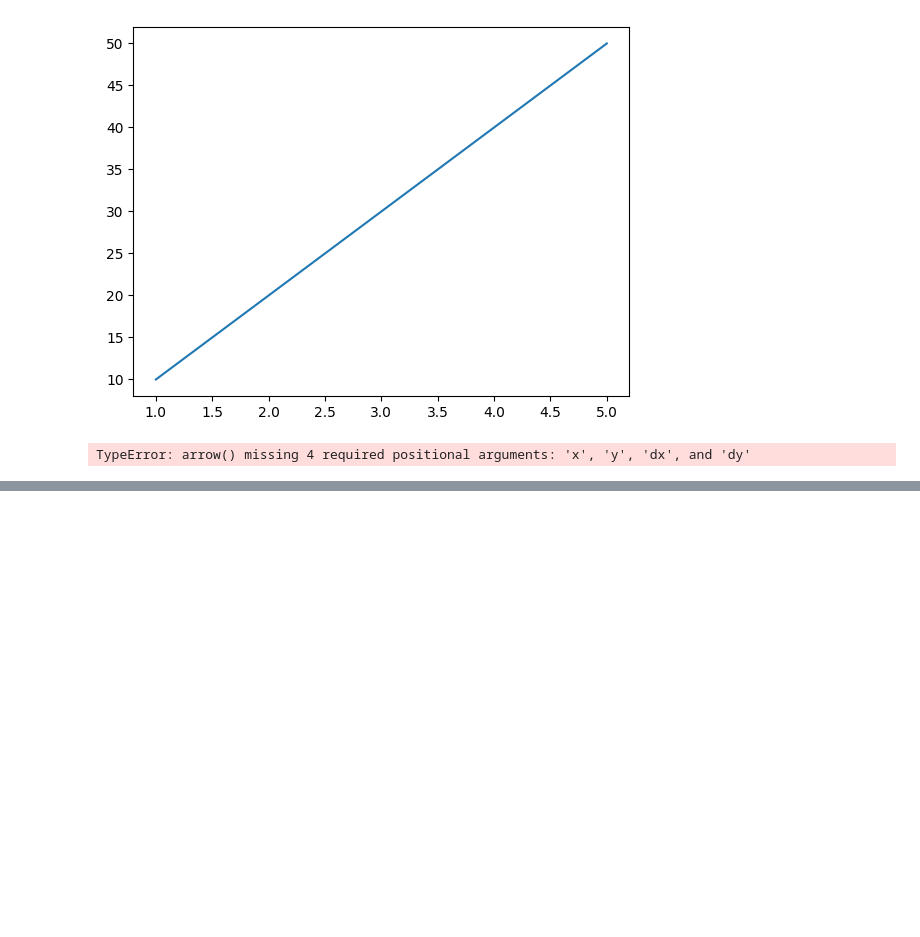
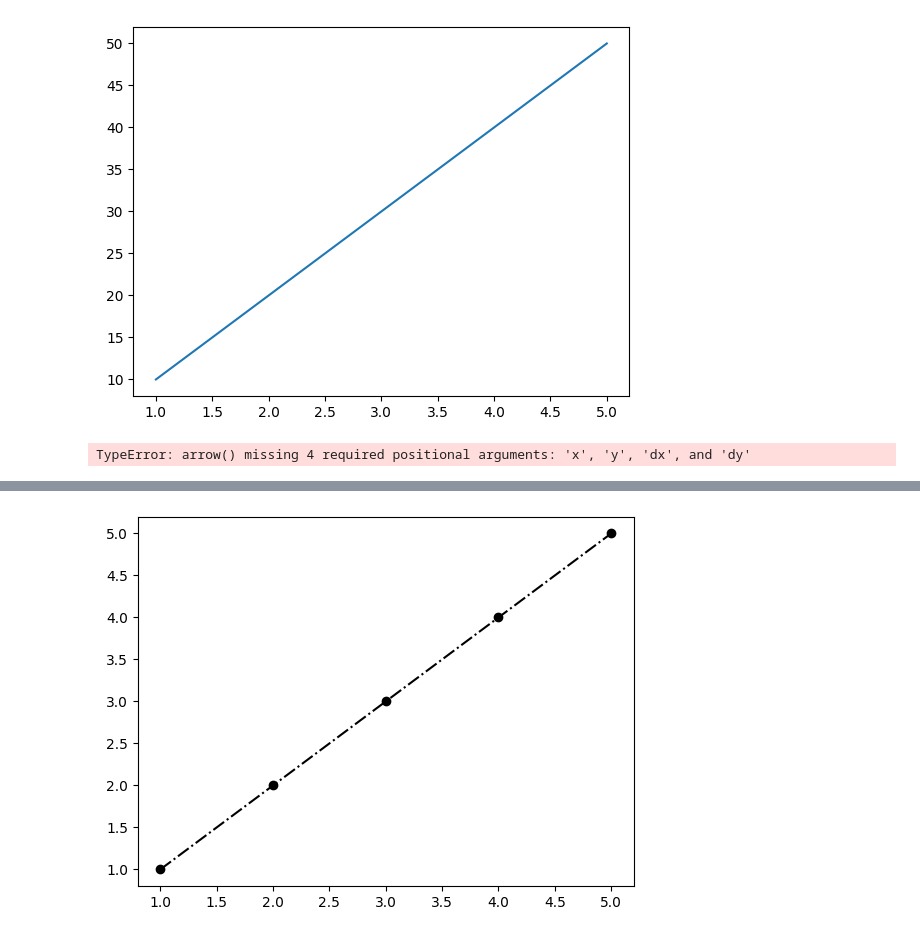
Before and after one commit to OmprakashB/MachineLearning, a Jupyter notebook: MatplotTutorials.ipynb, the cells around one changed output, grey strips where cells are left out. Cells and saved outputs as stored; diff of their text form; code cells hidden in the pictures; blank space fills up the shorter version.

```diff
--- a/MatplotTutorials.ipynb
+++ b/MatplotTutorials.ipynb
@@ -12,0 +72,12 @@ TypeError: arrow() missing 4 required positional arguments: 'x', 'y', 'dx', and
+# %%
+x1points = [1,2,3,4,5]
+y1points = [1,2,3,4,5]
+
+#x2points = [1,2,3,4,5]
+#y2points = [17,27,38,67,89]
+
+plt.plot(x1points , y1points, 'o-.k')
+
+plt.show()
+# %% [output]
+[figure, added]
```
Also changed, not shown: parts of 17 cells of this notebook.
